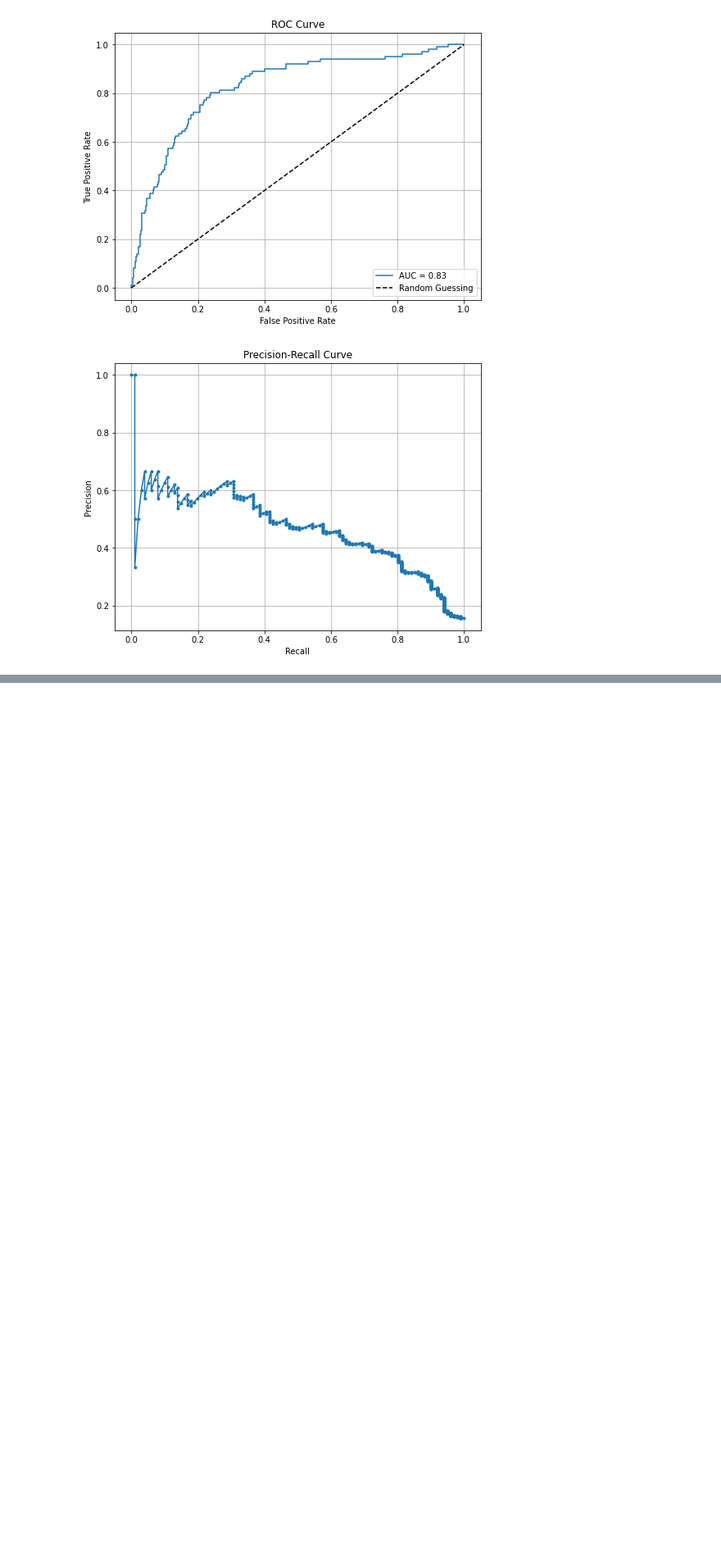
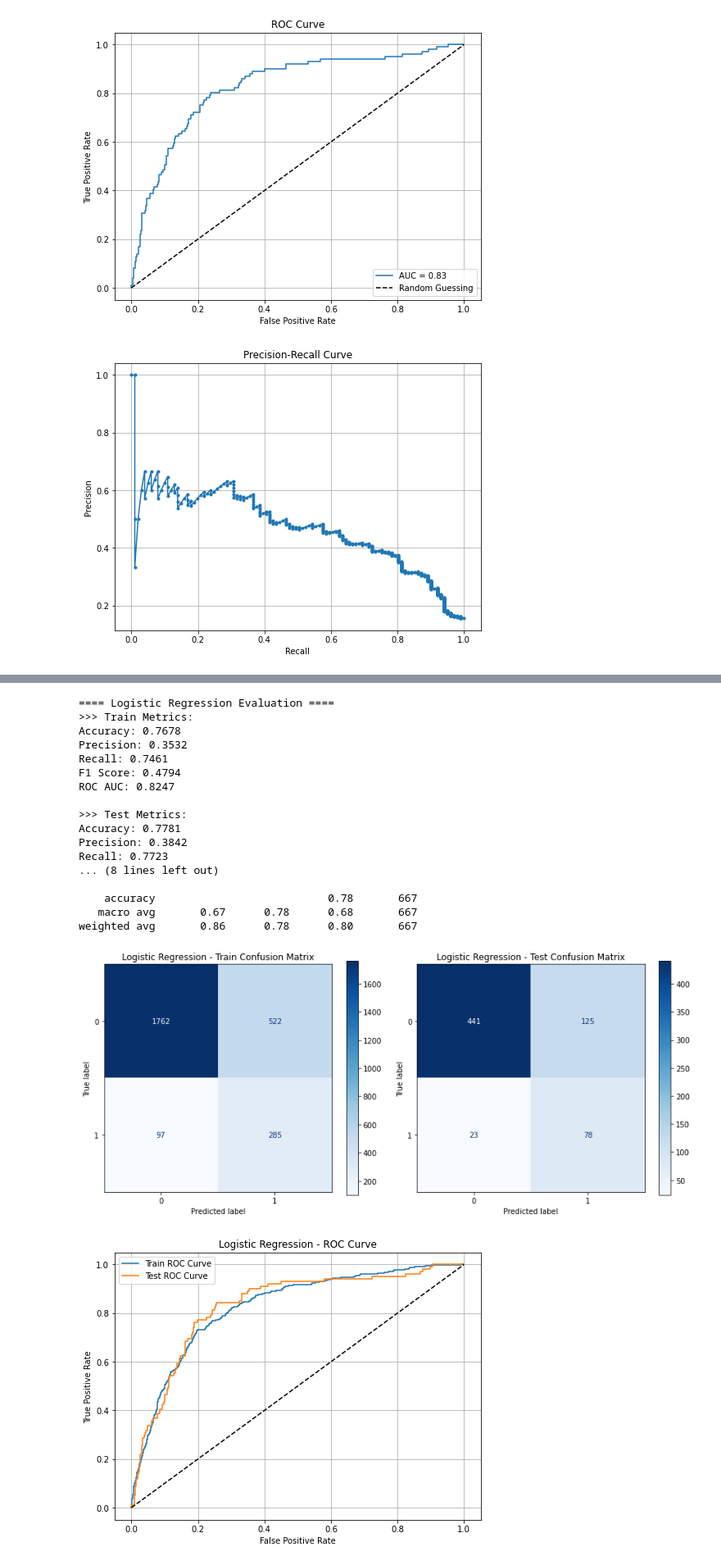
Before and after one commit to CWanderi/P3-Project, a Jupyter notebook: SyriaTel_Customer_Churn_Analysis.ipynb, the cells around one changed output, grey strips where cells are left out. Shown at 82% size. Cells and saved outputs as stored; diff of their text form; code cells hidden in the pictures; blank space fills up the shorter version.

```diff
--- a/SyriaTel_Customer_Churn_Analysis.ipynb
+++ b/SyriaTel_Customer_Churn_Analysis.ipynb
@@ -250,0 +454,24 @@ plt.show()
+# %%
+log_reg = LogisticRegression(class_weight='balanced')
+log_reg.fit(X_train_scaled, y_train)
+evaluation_model_with_train_test(log_reg, X_train_scaled, y_train, X_test_scaled, y_test, "Logistic Regression")
+# %% [output]
+==== Logistic Regression Evaluation ====
+>>> Train Metrics:
+Accuracy: 0.7678
+Precision: 0.3532
+Recall: 0.7461
+F1 Score: 0.4794
+ROC AUC: 0.8247
+
+>>> Test Metrics:
+Accuracy: 0.7781
+Precision: 0.3842
+Recall: 0.7723
+... (8 lines left out)
+
+    accuracy                           0.78       667
+   macro avg       0.67      0.78      0.68       667
+weighted avg       0.86      0.78      0.80       667
+[figure, added]
+[figure, added]
```
Also changed, not shown: parts of 10 cells of this notebook.
